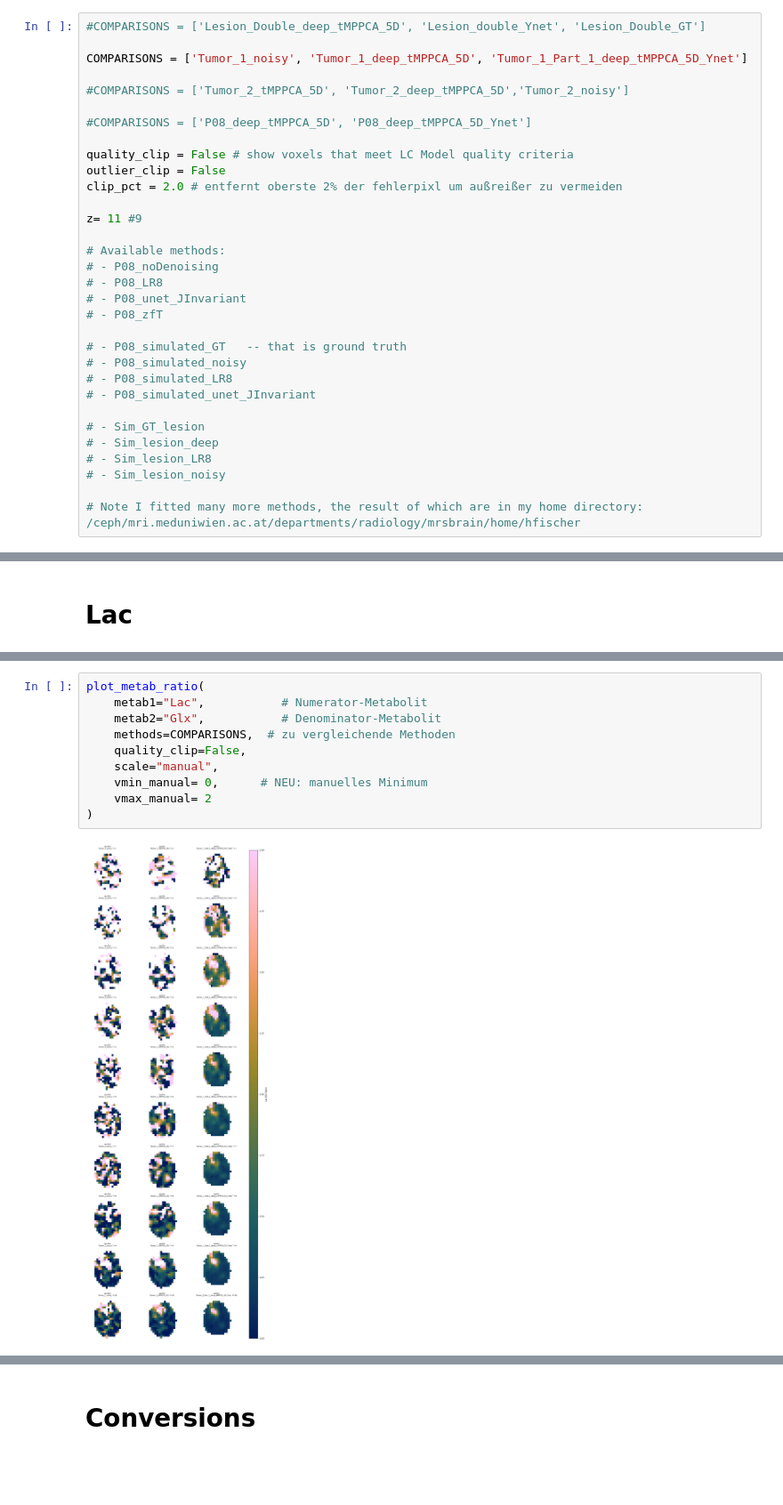
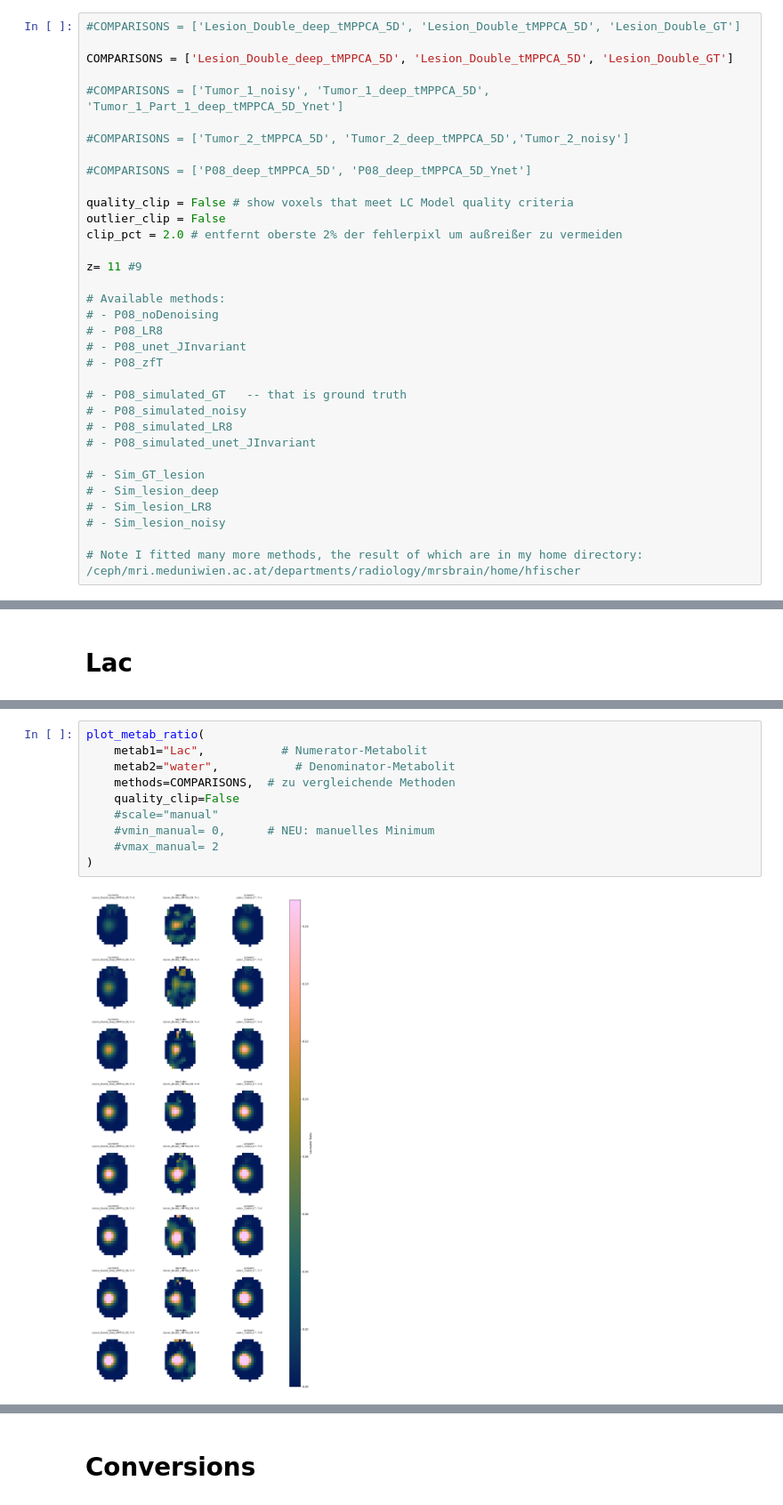
Before and after one commit to EdgarFischer/DMI_Denoising, a Jupyter notebook: notebooks/CompareMetabMaps.ipynb, the cells around one changed output, grey strips where cells are left out. Shown at 89% size. Saved outputs shown, nothing was run; the diff lists cells and outputs as text; blank space fills up the shorter version.

```diff
--- a/notebooks/CompareMetabMaps.ipynb
+++ b/notebooks/CompareMetabMaps.ipynb
@@ -1,7 +1,9 @@
 # %%
-#COMPARISONS = ['Lesion_Double_deep_tMPPCA_5D', 'Lesion_double_Ynet', 'Lesion_Double_GT']
+#COMPARISONS = ['Lesion_Double_deep_tMPPCA_5D', 'Lesion_Double_tMPPCA_5D', 'Lesion_Double_GT']
 
-COMPARISONS = ['Tumor_1_noisy', 'Tumor_1_deep_tMPPCA_5D', 'Tumor_1_Part_1_deep_tMPPCA_5D_Ynet']
+COMPARISONS = ['Lesion_Double_deep_tMPPCA_5D', 'Lesion_Double_tMPPCA_5D', 'Lesion_Double_GT']
+
+#COMPARISONS = ['Tumor_1_noisy', 'Tumor_1_deep_tMPPCA_5D', 'Tumor_1_Part_1_deep_tMPPCA_5D_Ynet']
 
 #COMPARISONS = ['Tumor_2_tMPPCA_5D', 'Tumor_2_deep_tMPPCA_5D','Tumor_2_noisy']
 
@@ -408,15 +410,15 @@ plot_metab_maps(
 # %%
 plot_metab_ratio(
     metab1="Lac",           # Numerator-Metabolit
-    metab2="Glx",           # Denominator-Metabolit
+    metab2="water",           # Denominator-Metabolit
     methods=COMPARISONS,  # zu vergleichende Methoden
-    quality_clip=False,
-    scale="manual",
-    vmin_manual= 0,      # NEU: manuelles Minimum
-    vmax_manual= 2
+    quality_clip=False
+    #scale="manual"
+    #vmin_manual= 0,      # NEU: manuelles Minimum
+    #vmax_manual= 2
 )
 # %% [output]
-[figure, old version]
+[figure, new version]
 # %%
 from __future__ import annotations
 import os
```
Also changed, not shown: parts of 6 cells of this notebook, 14 other files.
